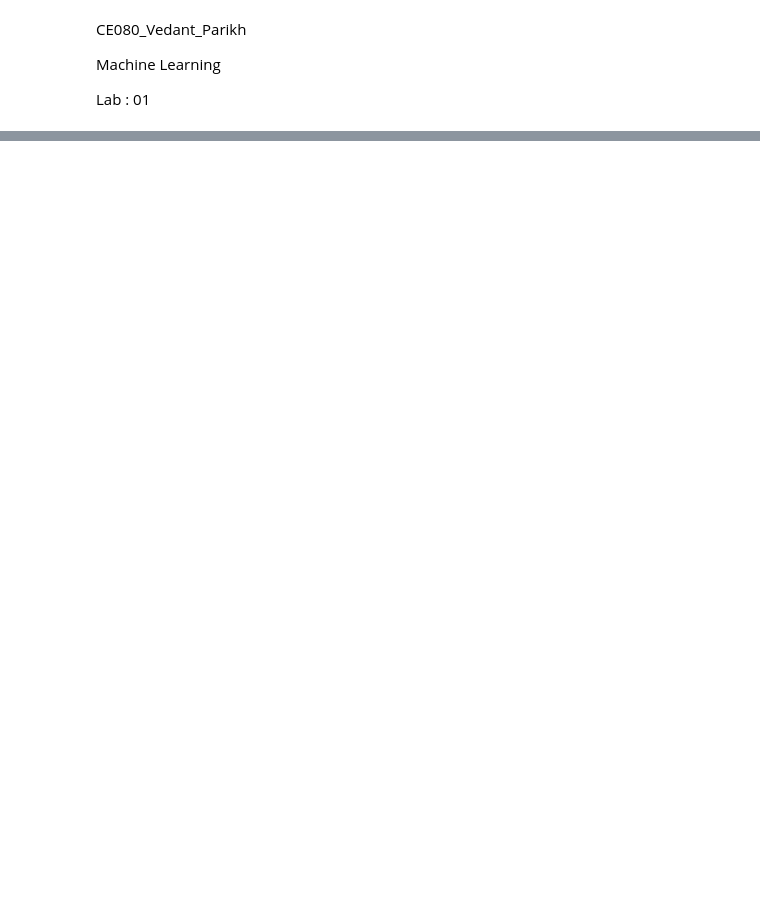
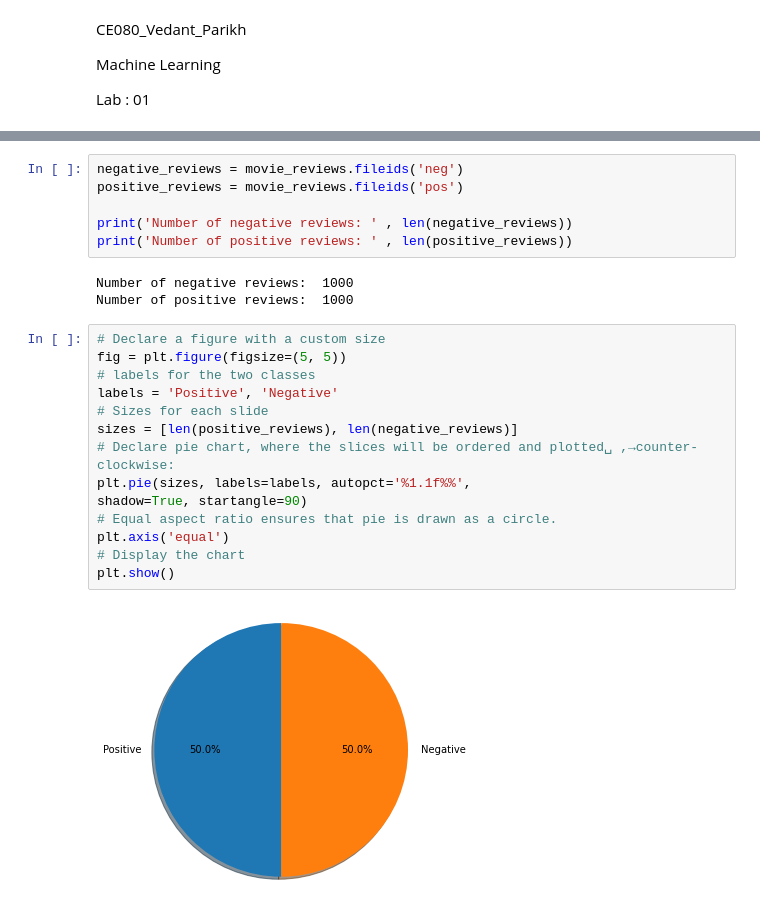
Before and after one commit to parikhvedant2003/CE080_ML_Labs, a Jupyter notebook: CE080_ML_Lab_01.ipynb, the cells around one changed output, grey strips where cells are left out. Drawn from its saved outputs; the diff is of its cells as text; blank space fills up the shorter version.

```diff
--- a/CE080_ML_Lab_01.ipynb
+++ b/CE080_ML_Lab_01.ipynb
@@ -375,0 +178,25 @@ First 10 rows of X:
+# %%
+negative_reviews = movie_reviews.fileids('neg')
+positive_reviews = movie_reviews.fileids('pos')
+
+print('Number of negative reviews: ' , len(negative_reviews))
+print('Number of positive reviews: ' , len(positive_reviews))
+# %% [output]
+Number of negative reviews:  1000
+Number of positive reviews:  1000
+# %%
+# Declare a figure with a custom size
+fig = plt.figure(figsize=(5, 5))
+# labels for the two classes
+labels = 'Positive', 'Negative'
+# Sizes for each slide
+sizes = [len(positive_reviews), len(negative_reviews)]
+# Declare pie chart, where the slices will be ordered and plotted␣ ,→counter-clockwise:
+plt.pie(sizes, labels=labels, autopct='%1.1f%%',
+shadow=True, startangle=90)
+# Equal aspect ratio ensures that pie is drawn as a circle.
+plt.axis('equal')
+# Display the chart
+plt.show()
+# %% [output]
+[figure, added]
```
Also changed, not shown: parts of 71 cells of this notebook, 4 other files.
